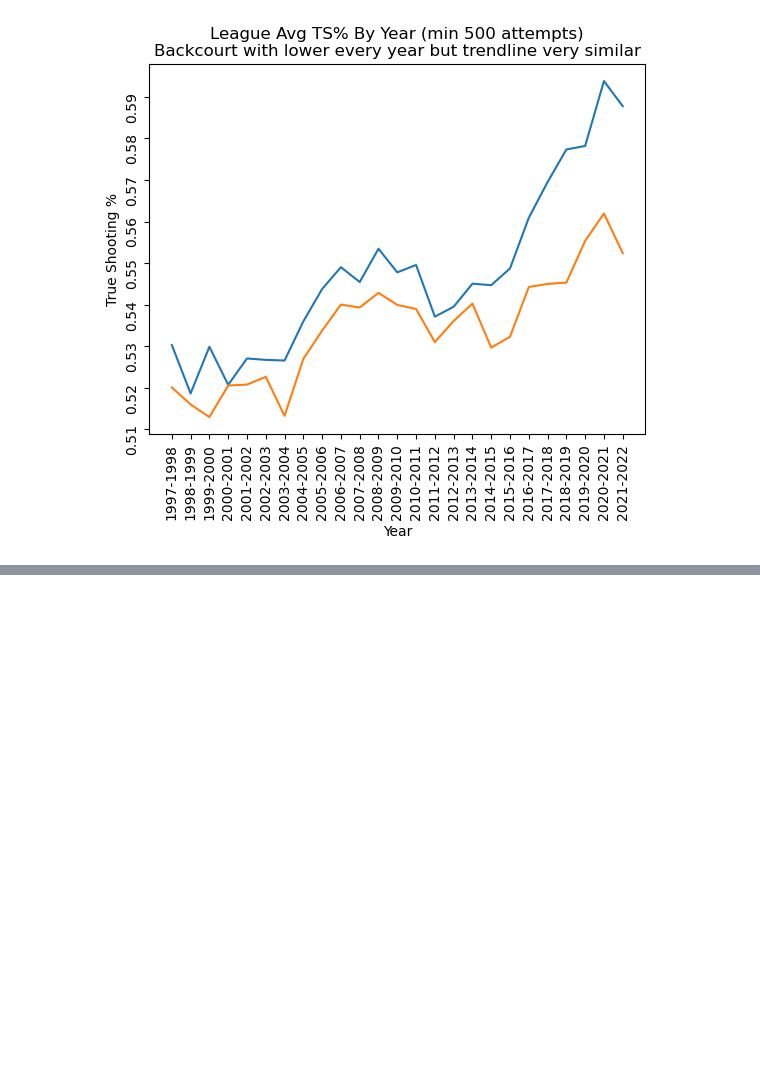
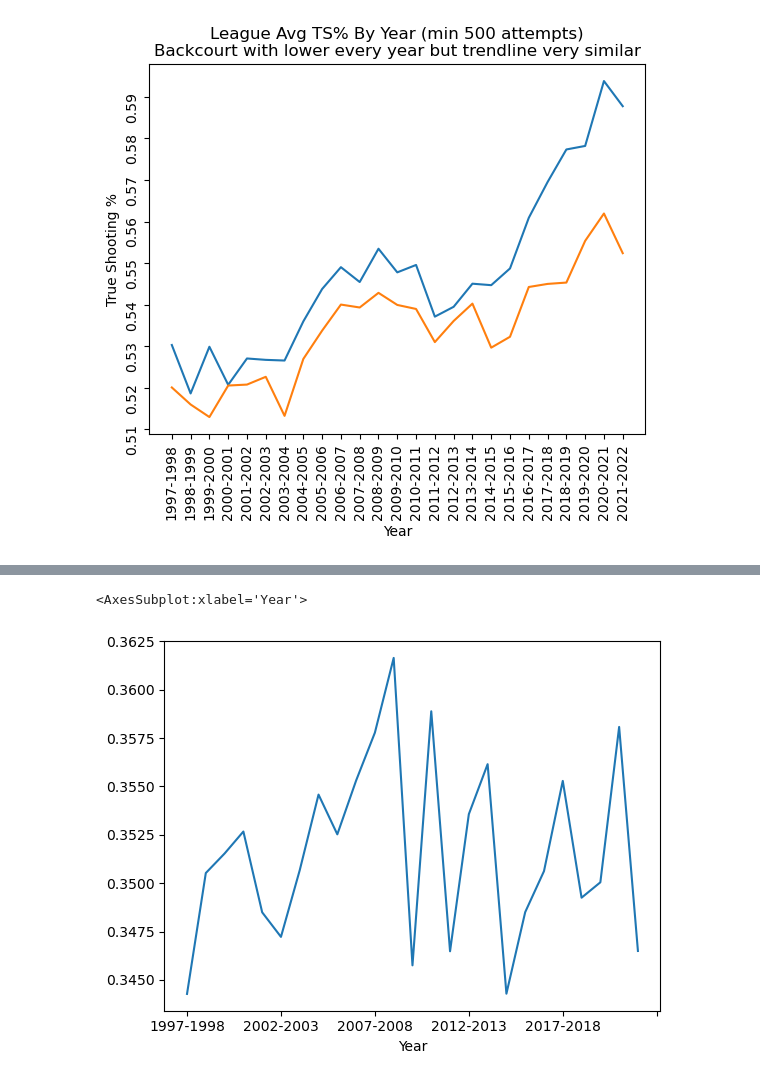
Before and after one commit to joshua-shorterivey/basic_basketball_analysis, a Jupyter notebook: explore.ipynb, the cells around one changed output, grey strips where cells are left out. Saved outputs shown, nothing was run; the diff lists cells and outputs as text; code cells hidden in the pictures; blank space fills up the shorter version.

```diff
--- a/explore.ipynb
+++ b/explore.ipynb
@@ -191,0 +214,5 @@ ax.tick_params(rotation=90)
+# %%
+three_point_shooting.groupby(by='Year').mean()['3P%'].plot()
+# %% [output]
+<AxesSubplot:xlabel='Year'>
+[figure, added]
```
Also changed, not shown: parts of 5 cells of this notebook.
